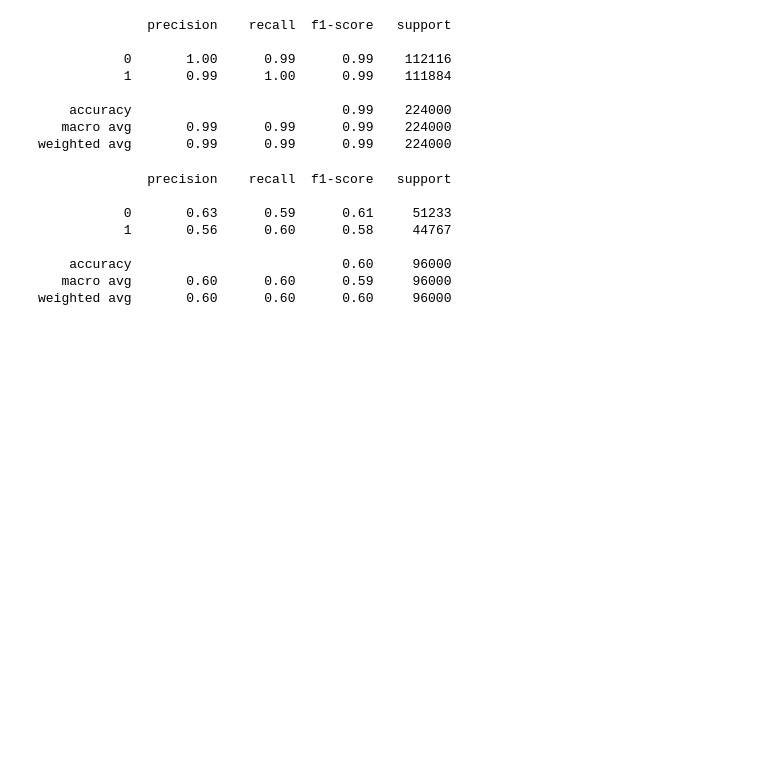
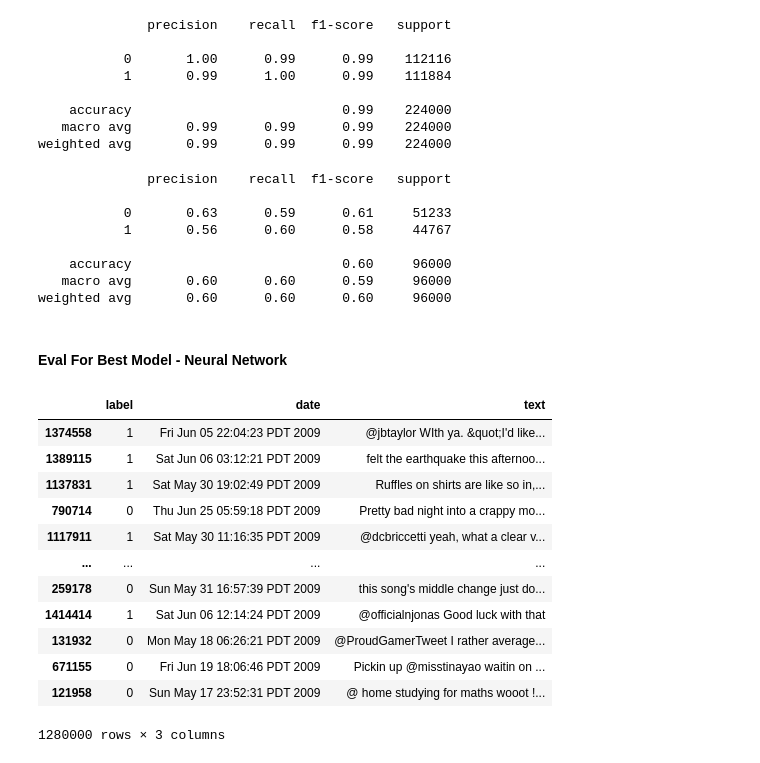
Before and after one commit to Clever-Lazinezz/NoteBook, a Jupyter notebook: Class_Project.ipynb, the cells around one changed output. Saved outputs shown, nothing was run; the diff lists cells and outputs as text; code cells hidden in the pictures; blank space fills up the shorter version.

```diff
--- a/Class_Project.ipynb
+++ b/Class_Project.ipynb
@@ -137,7 +137,9 @@ from sklearn.model_selection import train_test_split
 
 X = df
 y = np.arange(len(df))
-_, new_df, _, _ = train_test_split(X, y, test_size=0.2, random_state=42)
+# new_df will be used for our training and local testing
+# extra_df or a subset of extra_df will be used to evaluate the best model
+extra_df, new_df, _, _ = train_test_split(X, y, test_size=0.2, random_state=42)
 # %%
 new_df
 # %% [output]
@@ -705,3 +716,21 @@ print(classification_report(X_test_predictions, y_test))
     accuracy                           0.60     96000
    macro avg       0.60      0.60      0.59     96000
 weighted avg       0.60      0.60      0.60     96000
+# %% [markdown]
+#### Eval For Best Model - Neural Network
+# %%
+extra_df
+# %% [output]
+|  | label | date | text |
+| 1374558 | 1 | Fri Jun 05 22:04:23 PDT 2009 | @jbtaylor WIth ya. &quot;I'd like... |
+| 1389115 | 1 | Sat Jun 06 03:12:21 PDT 2009 | felt the earthquake this afternoo... |
+| 1137831 | 1 | Sat May 30 19:02:49 PDT 2009 | Ruffles on shirts are like so in,... |
+| 790714 | 0 | Thu Jun 25 05:59:18 PDT 2009 | Pretty bad night into a crappy mo... |
+| 1117911 | 1 | Sat May 30 11:16:35 PDT 2009 | @dcbriccetti yeah, what a clear v... |
+| ... | ... | ... | ... |
+| 259178 | 0 | Sun May 31 16:57:39 PDT 2009 | this song's middle change just do... |
+| 1414414 | 1 | Sat Jun 06 12:14:24 PDT 2009 | @officialnjonas Good luck with that |
+| 131932 | 0 | Mon May 18 06:26:21 PDT 2009 | @ProudGamerTweet I rather average... |
+| 671155 | 0 | Fri Jun 19 18:06:46 PDT 2009 | Pickin up @misstinayao waitin on ... |
+| 121958 | 0 | Sun May 17 23:52:31 PDT 2009 | @ home studying for maths wooot !... |
+1280000 rows × 3 columns
```
Also changed, not shown: parts of 15 cells of this notebook.
